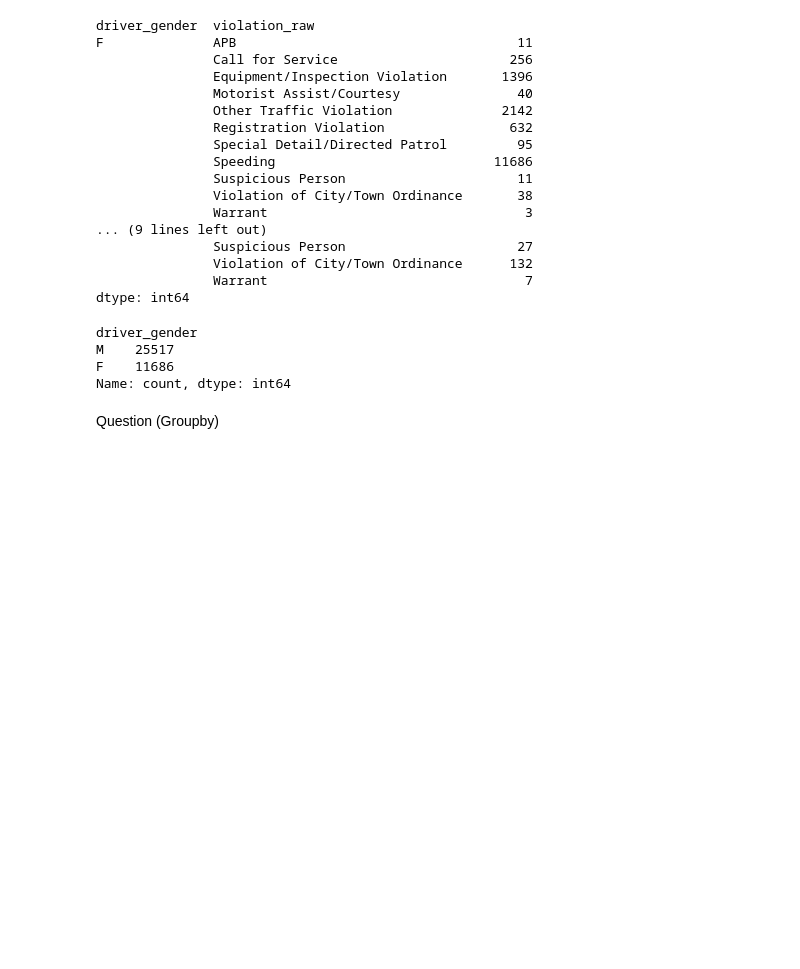
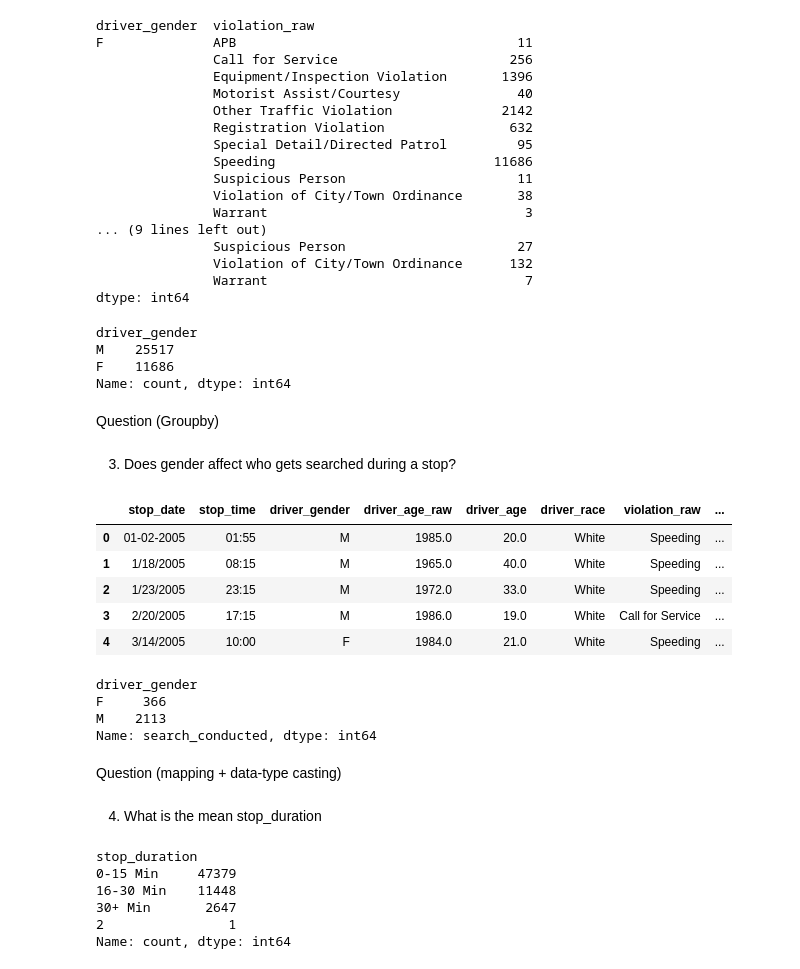
Before and after one commit to GilangPradnyana/UDEMY_PYTHON, a Jupyter notebook: PROJECT/POLICE/main.ipynb, the cells around one changed output. Drawn from its saved outputs; the diff is of its cells as text; code cells hidden in the pictures; blank space fills up the shorter version.

```diff
--- a/PROJECT/POLICE/main.ipynb
+++ b/PROJECT/POLICE/main.ipynb
@@ -88,3 +88,34 @@ F    11686
 Name: count, dtype: int64
 # %% [markdown]
 Question (Groupby)
+# %% [markdown]
+3. Does gender affect who gets searched during a stop?
+# %%
+data.head(5)
+# %% [output]
+|  | stop_date | stop_time | driver_gender | driver_age_raw | driver_age | driver_race | violation_raw | ... |
+| 0 | 01-02-2005 | 01:55 | M | 1985.0 | 20.0 | White | Speeding | ... |
+| 1 | 1/18/2005 | 08:15 | M | 1965.0 | 40.0 | White | Speeding | ... |
+| 2 | 1/23/2005 | 23:15 | M | 1972.0 | 33.0 | White | Speeding | ... |
+| 3 | 2/20/2005 | 17:15 | M | 1986.0 | 19.0 | White | Call for Service | ... |
+| 4 | 3/14/2005 | 10:00 | F | 1984.0 | 21.0 | White | Speeding | ... |
+# %%
+data.groupby("driver_gender").search_conducted.sum()
+# %% [output]
+driver_gender
+F     366
+M    2113
+Name: search_conducted, dtype: int64
+# %% [markdown]
+Question (mapping + data-type casting)
+# %% [markdown]
+4. What is the mean stop_duration
+# %%
+data.stop_duration.value_counts()
+# %% [output]
+stop_duration
+0-15 Min     47379
+16-30 Min    11448
+30+ Min       2647
+2                1
+Name: count, dtype: int64
```
Also changed, not shown: parts of 8 cells of this notebook.
